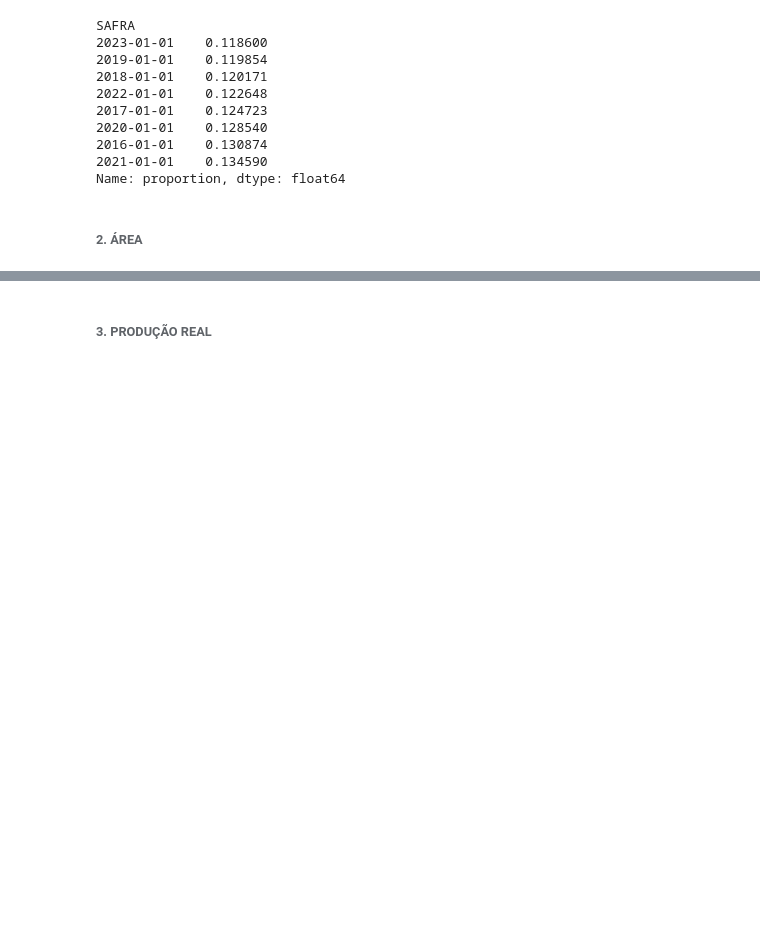
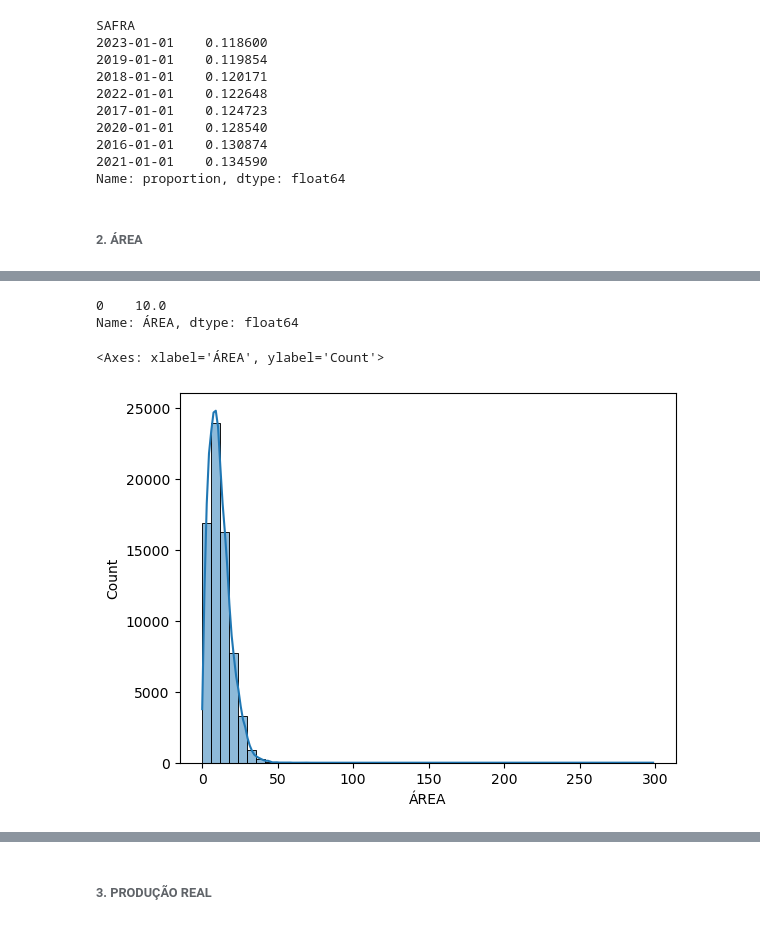
Before and after one commit to fernandovieira1/Analise-Dados-Cana, a Jupyter notebook: analise_cana.ipynb, the cells around one changed output, grey strips where cells are left out. Cells and saved outputs as stored; diff of their text form; code cells hidden in the pictures; blank space fills up the shorter version.

```diff
--- a/analise_cana.ipynb
+++ b/analise_cana.ipynb
@@ -480,0 +536,10 @@ Name: proportion, dtype: float64
+# %%
+df['ÁREA'].mode()
+# %% [output]
+0    10.0
+Name: ÁREA, dtype: float64
+# %%
+sns.histplot(df['ÁREA'], bins=50, kde=True)
+# %% [output]
+<Axes: xlabel='ÁREA', ylabel='Count'>
+[figure, added]
```
Also changed, not shown: parts of 27 cells of this notebook, 1 other file.
